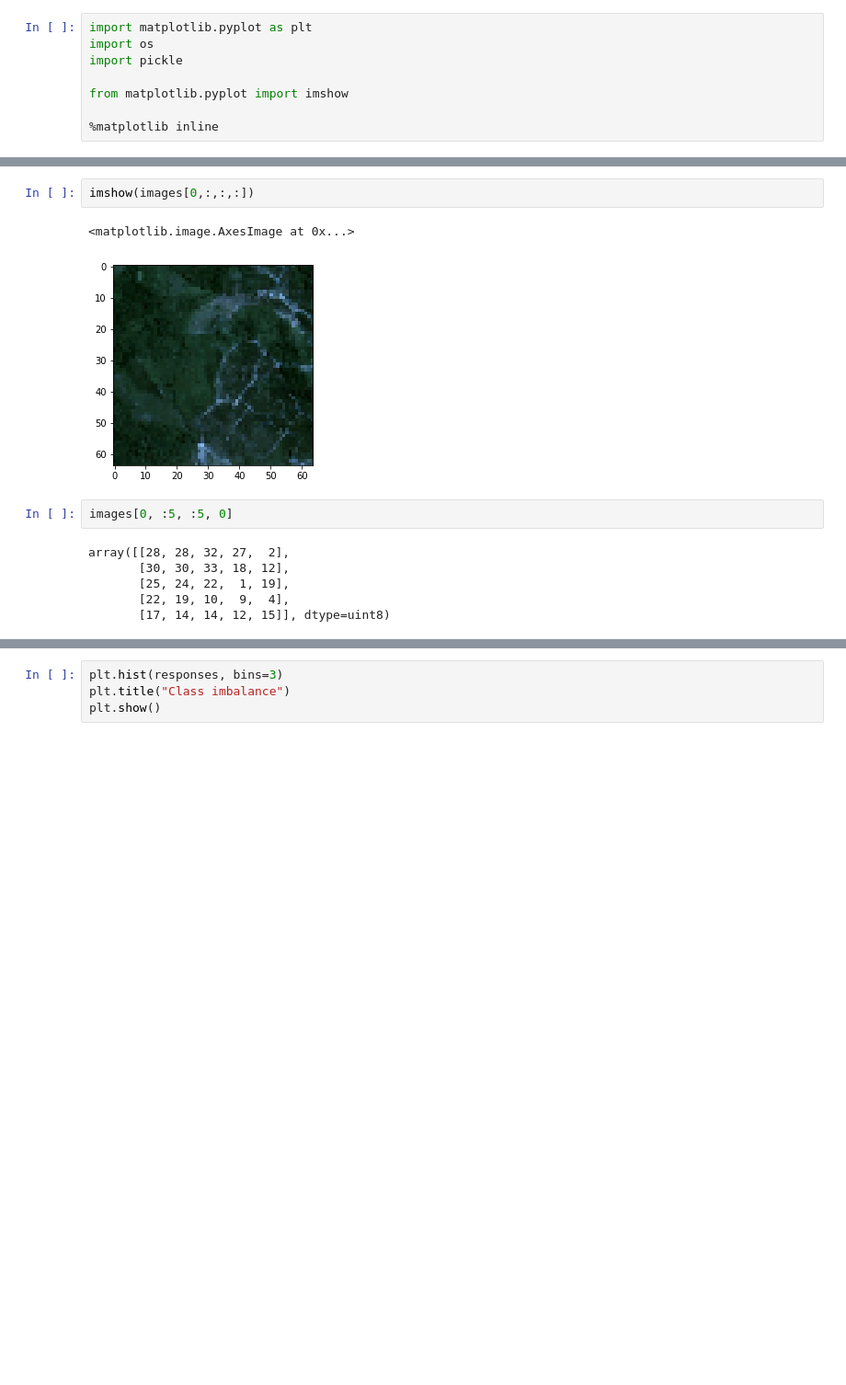
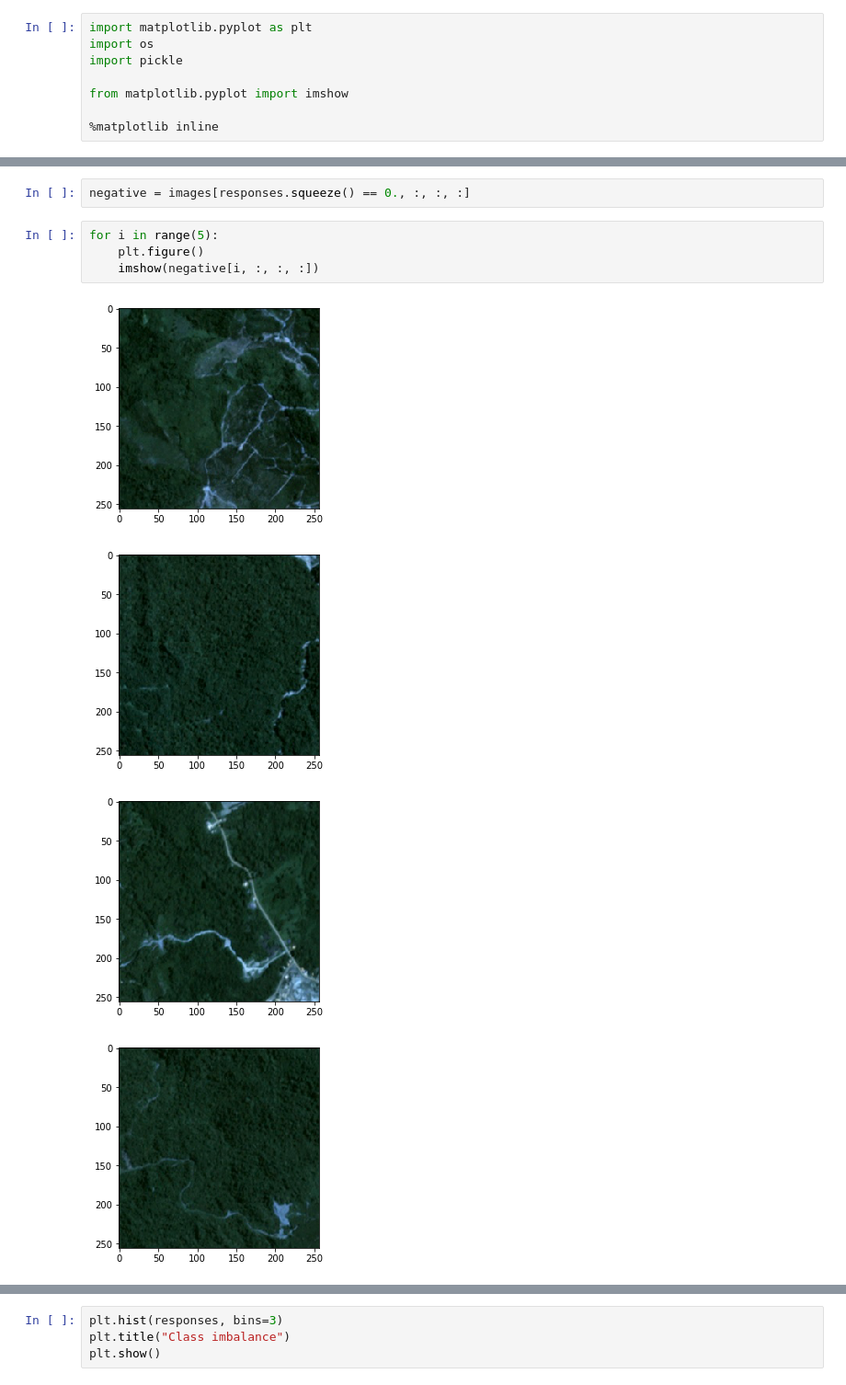
Before and after one commit to gmontamat/widsdatathon2019, a Jupyter notebook: gustavo/eda.ipynb, the cells around one changed output, grey strips where cells are left out. Shown at 92% size. Saved outputs shown, nothing was run; the diff lists cells and outputs as text; blank space fills up the shorter version.

```diff
--- a/gustavo/eda.ipynb
+++ b/gustavo/eda.ipynb
@@ -22,13 +38,11 @@ with open(os.path.join(data_path, 'train_scores.pkl'), 'rb') as fin:
 # %%
-imshow(images[0,:,:,:])
+negative = images[responses.squeeze() == 0., :, :, :]
-# %% [output]
-<matplotlib.image.AxesImage at 0x...>
-[figure, removed]
-# %%
-images[0, :5, :5, 0]
-# %% [output]
-array([[28, 28, 32, 27,  2],
-       [30, 30, 33, 18, 12],
-       [25, 24, 22,  1, 19],
-       [22, 19, 10,  9,  4],
-       [17, 14, 14, 12, 15]], dtype=uint8)
+# %%
+for i in range(5):
+    plt.figure()
+    imshow(negative[i, :, :, :])
+# %% [output]
+[figure, added]
+[figure, added]
+[figure, added]
+[figure, added]
```
Also changed, not shown: parts of 14 cells of this notebook.
